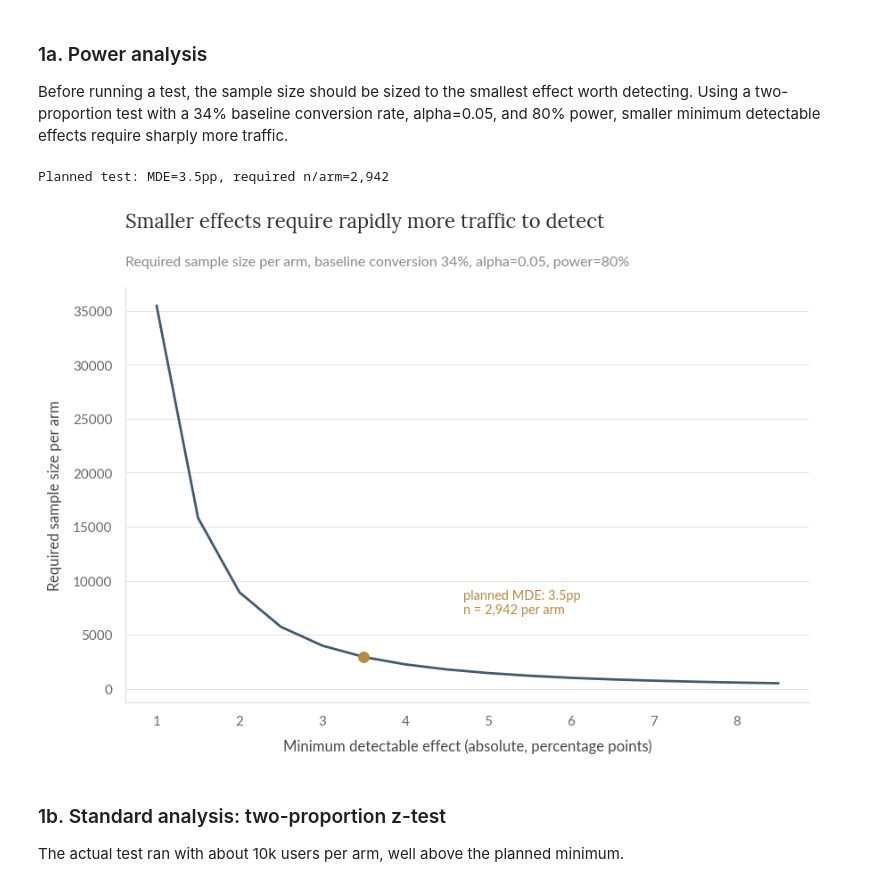
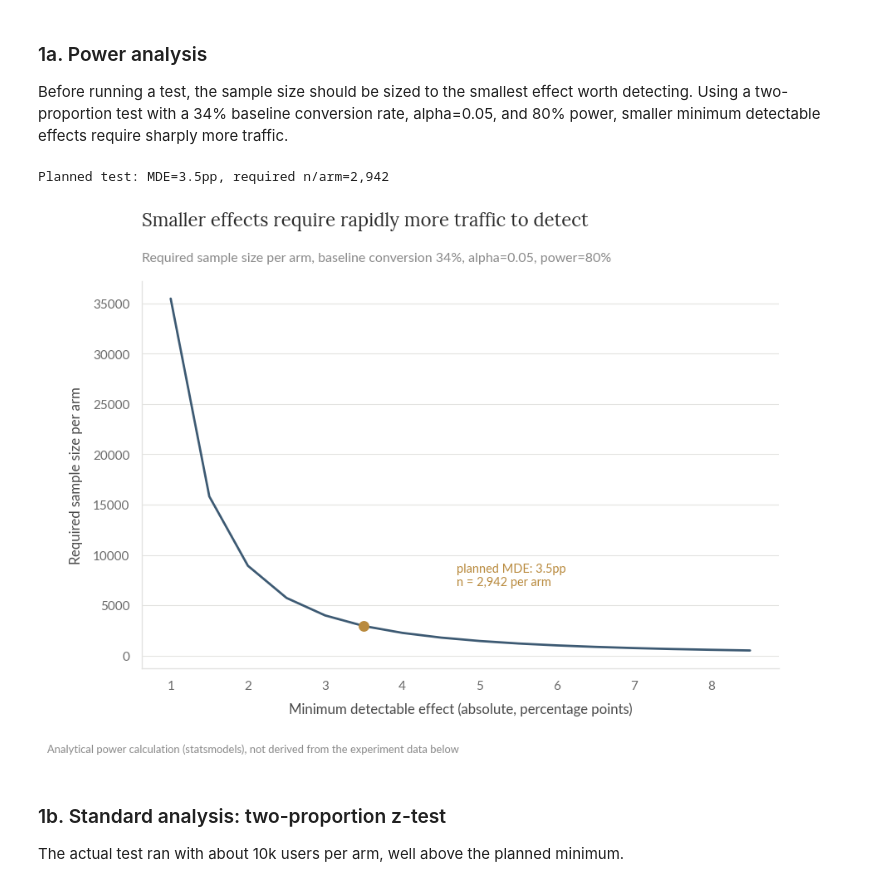
Before and after one commit to gus-morales/work-showcase, a Jupyter notebook: projects/03-growth-experimentation-segmentation/notebooks/03_growth_experimentation_segmentation.ipynb, the cells around one changed output. Drawn from its saved outputs; the diff is of its cells as text; code cells hidden in the pictures.

Commit message:
Add missing footnote to the power-analysis chart, project 3 notebook
Every chart generated by src/*.py already carries a footnote via
style.savefig(footnote=...); the one gap was a notebook-only chart
(cell 4, sample-size-vs-MDE curve) that called plt.show() without
add_footnote() first, since it's an analytical calculation run before
the experiment data is even loaded, not the usual n=... source line.
Re-executed and verified the chart now renders it.

```diff
--- a/projects/03-growth-experimentation-segmentation/notebooks/03_growth_experimentation_segmentation.ipynb
+++ b/projects/03-growth-experimentation-segmentation/notebooks/03_growth_experimentation_segmentation.ipynb
@@ -31,34 +31,35 @@ Before running a test, the sample size should be sized to the smallest effect wo
 from statsmodels.stats.power import NormalIndPower
 
 ALPHA = 0.05
 POWER_TARGET = 0.80
 BASELINE_RATE = 0.34
 
 def cohens_h(p1, p2):
     return 2 * np.arcsin(np.sqrt(p1)) - 2 * np.arcsin(np.sqrt(p2))
 
 analysis = NormalIndPower()
 mde_range = np.arange(0.01, 0.09, 0.005)
 sample_sizes = [analysis.solve_power(effect_size=abs(cohens_h(BASELINE_RATE, BASELINE_RATE + m)),
                                       alpha=ALPHA, power=POWER_TARGET, alternative="two-sided") for m in mde_range]
 
 planned_mde = 0.035
 planned_n = analysis.solve_power(effect_size=abs(cohens_h(BASELINE_RATE, BASELINE_RATE + planned_mde)),
                                   alpha=ALPHA, power=POWER_TARGET, alternative="two-sided")
 
 fig, ax = plt.subplots(figsize=(9, 5.5))
 ax.plot(mde_range * 100, sample_sizes, color=SLATE, linewidth=1.8)
 ax.scatter([planned_mde * 100], [planned_n], color=MUTED_AMBER, s=55, zorder=4)
 ax.annotate(f"planned MDE: 3.5pp\nn = {planned_n:,.0f} per arm", xy=(planned_mde * 100, planned_n),
             xytext=(planned_mde * 100 + 1.2, planned_n + 4000), fontsize=9.5, color=MUTED_AMBER)
 style_ax(ax, title="Smaller effects require rapidly more traffic to detect",
          subtitle=f"Required sample size per arm, baseline conversion {BASELINE_RATE:.0%}, alpha={ALPHA}, power={POWER_TARGET:.0%}",
          xlabel="Minimum detectable effect (absolute, percentage points)", ylabel="Required sample size per arm")
+add_footnote(fig, "Analytical power calculation (statsmodels), not derived from the experiment data below")
 plt.show()
 print(f"Planned test: MDE=3.5pp, required n/arm={planned_n:,.0f}")
 # %% [output]
 Planned test: MDE=3.5pp, required n/arm=2,942
-[figure, old version]
+[figure, new version]
 # %% [markdown]
 ### 1b. Standard analysis: two-proportion z-test
 
```
